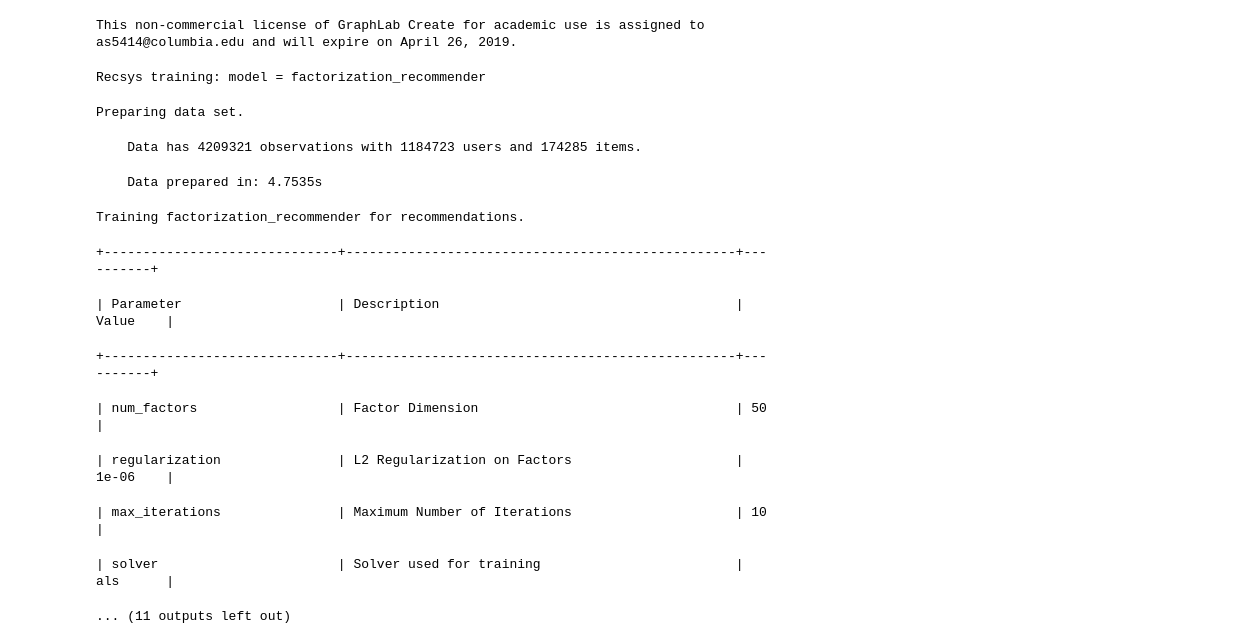
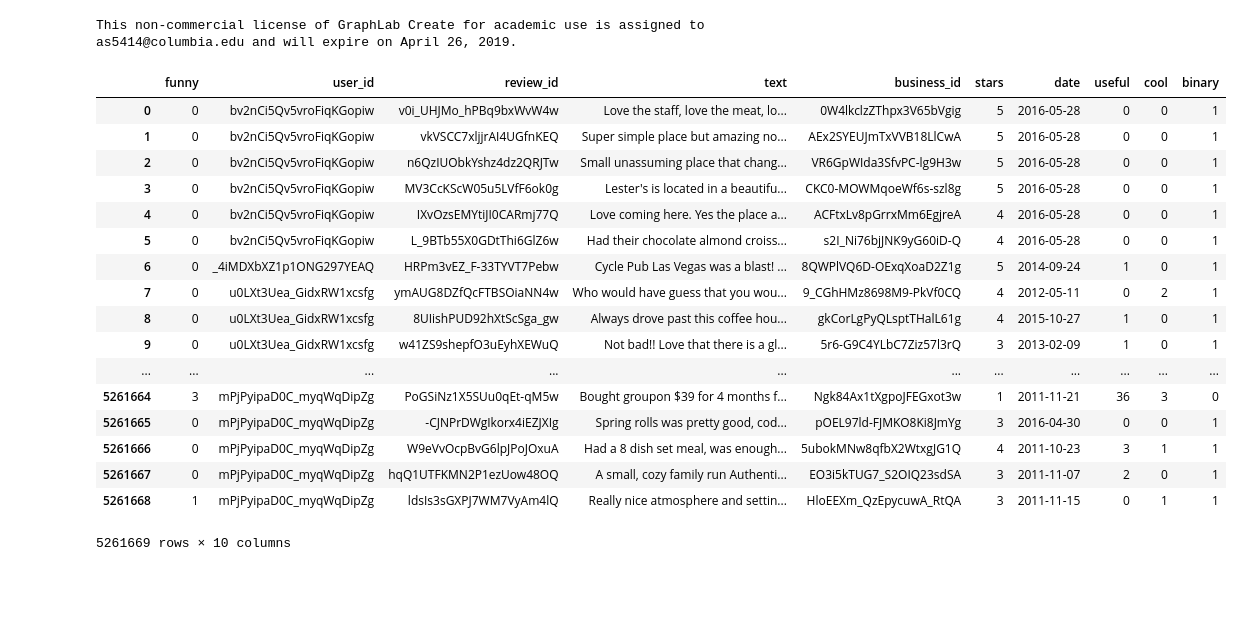
Before and after one commit to abhinavs95/AML-project, a Jupyter notebook: wmf_cloud/yelp-SGD.ipynb, the cells around one changed output. Cells and saved outputs as stored; diff of their text form; code cells hidden in the pictures; blank space fills up the shorter version.

Commit message:
updated graphlab code

```diff
--- a/wmf_cloud/yelp-SGD.ipynb
+++ b/wmf_cloud/yelp-SGD.ipynb
@@ -207,6 +207,29 @@ import numpy as np
 This non-commercial license of GraphLab Create for academic use is assigned to as5414@columbia.edu and will expire on April 26, 2019.
 # %%
 df = pd.read_csv('../../dataset/review.csv')
+# %%
+df['binary']=(df['stars']>2).astype(int)
+# %%
+df
+# %% [output]
+|  | funny | user_id | review_id | text | business_id | stars | date | useful | cool | binary |
+| 0 | 0 | bv2nCi5Qv5vroFiqKGopiw | v0i_UHJMo_hPBq9bxWvW4w | Love the staff, love the meat, lo... | 0W4lkclzZThpx3V65bVgig | 5 | 2016-05-28 | 0 | 0 | 1 |
+| 1 | 0 | bv2nCi5Qv5vroFiqKGopiw | vkVSCC7xljjrAI4UGfnKEQ | Super simple place but amazing no... | AEx2SYEUJmTxVVB18LlCwA | 5 | 2016-05-28 | 0 | 0 | 1 |
+| 2 | 0 | bv2nCi5Qv5vroFiqKGopiw | n6QzIUObkYshz4dz2QRJTw | Small unassuming place that chang... | VR6GpWIda3SfvPC-lg9H3w | 5 | 2016-05-28 | 0 | 0 | 1 |
+| 3 | 0 | bv2nCi5Qv5vroFiqKGopiw | MV3CcKScW05u5LVfF6ok0g | Lester's is located in a beautifu... | CKC0-MOWMqoeWf6s-szl8g | 5 | 2016-05-28 | 0 | 0 | 1 |
+| 4 | 0 | bv2nCi5Qv5vroFiqKGopiw | IXvOzsEMYtiJI0CARmj77Q | Love coming here. Yes the place a... | ACFtxLv8pGrrxMm6EgjreA | 4 | 2016-05-28 | 0 | 0 | 1 |
+| 5 | 0 | bv2nCi5Qv5vroFiqKGopiw | L_9BTb55X0GDtThi6GlZ6w | Had their chocolate almond croiss... | s2I_Ni76bjJNK9yG60iD-Q | 4 | 2016-05-28 | 0 | 0 | 1 |
+| 6 | 0 | _4iMDXbXZ1p1ONG297YEAQ | HRPm3vEZ_F-33TYVT7Pebw | Cycle Pub Las Vegas was a blast! ... | 8QWPlVQ6D-OExqXoaD2Z1g | 5 | 2014-09-24 | 1 | 0 | 1 |
+| 7 | 0 | u0LXt3Uea_GidxRW1xcsfg | ymAUG8DZfQcFTBSOiaNN4w | Who would have guess that you wou... | 9_CGhHMz8698M9-PkVf0CQ | 4 | 2012-05-11 | 0 | 2 | 1 |
+| 8 | 0 | u0LXt3Uea_GidxRW1xcsfg | 8UIishPUD92hXtScSga_gw | Always drove past this coffee hou... | gkCorLgPyQLsptTHalL61g | 4 | 2015-10-27 | 1 | 0 | 1 |
+| 9 | 0 | u0LXt3Uea_GidxRW1xcsfg | w41ZS9shepfO3uEyhXEWuQ | Not bad!! Love that there is a gl... | 5r6-G9C4YLbC7Ziz57l3rQ | 3 | 2013-02-09 | 1 | 0 | 1 |
+| ... | ... | ... | ... | ... | ... | ... | ... | ... | ... | ... |
+| 5261664 | 3 | mPjPyipaD0C_myqWqDipZg | PoGSiNz1X5SUu0qEt-qM5w | Bought groupon $39 for 4 months f... | Ngk84Ax1tXgpoJFEGxot3w | 1 | 2011-11-21 | 36 | 3 | 0 |
+| 5261665 | 0 | mPjPyipaD0C_myqWqDipZg | -CJNPrDWgIkorx4iEZJXIg | Spring rolls was pretty good, cod... | pOEL97ld-FJMKO8Ki8JmYg | 3 | 2016-04-30 | 0 | 0 | 1 |
+| 5261666 | 0 | mPjPyipaD0C_myqWqDipZg | W9eVvOcpBvG6lpJPoJOxuA | Had a 8 dish set meal, was enough... | 5ubokMNw8qfbX2WtxgJG1Q | 4 | 2011-10-23 | 3 | 1 | 1 |
+| 5261667 | 0 | mPjPyipaD0C_myqWqDipZg | hqQ1UTFKMN2P1ezUow48OQ | A small, cozy family run Authenti... | EO3i5kTUG7_S2OIQ23sdSA | 3 | 2011-11-07 | 2 | 0 | 1 |
+| 5261668 | 1 | mPjPyipaD0C_myqWqDipZg | ldsIs3sGXPJ7WM7VyAm4lQ | Really nice atmosphere and settin... | HloEEXm_QzEpycuwA_RtQA | 3 | 2011-11-15 | 0 | 1 | 1 |
+5261669 rows × 10 columns
 # %%
 # Matrix Factorization recommender using Graphlab
 sf = graphlab.SFrame(df[['user_id', 'business_id', 'stars']])
@@ -218,29 +241,17 @@ rec = graphlab.recommender.factorization_recommender.create(
             train,
             user_id='user_id',
             item_id='business_id',
-            target='stars',
-            solver='als',
-            max_iterations=10,
-            regularization=0.000001,
-            num_factors=50,
+            target='binary',
+            solver='sgd',
+            #sgd_step_size=0.01,
+            max_iterations=50,
+            binary_target=True,
+            regularization=0.000005,
+            num_factors=100,
             side_data_factorization=False)
+eval_rmse = rec.evaluate(test,metric='rmse',target='binary')
+#predictions = rec.predict(train)
+#rmse = np.sqrt(mean_squared_error(train['stars'], predictions))
 
-predictions = rec.predict(train)
-rmse = np.sqrt(mean_squared_error(train['stars'], predictions))
-
-print "graphlab's reported rmse:", rec['training_rmse']
-print "calculated rmse:", rmse
+# print "graphlab's reported rmse:", rec['training_rmse']
+# print "calculated rmse:", rmse
-# %% [output]
-Recsys training: model = factorization_recommender
-Preparing data set.
-    Data has 4209321 observations with 1184723 users and 174285 items.
-    Data prepared in: 4.7535s
-Training factorization_recommender for recommendations.
-+------------------------------+--------------------------------------------------+----------+
-| Parameter                    | Description                                      | Value    |
-+------------------------------+--------------------------------------------------+----------+
-| num_factors                  | Factor Dimension                                 | 50       |
-| regularization               | L2 Regularization on Factors                     | 1e-06    |
-| max_iterations               | Maximum Number of Iterations                     | 10       |
-| solver                       | Solver used for training                         | als      |
-... (11 outputs left out)
```
Also changed, not shown: parts of 5 cells of this notebook.
